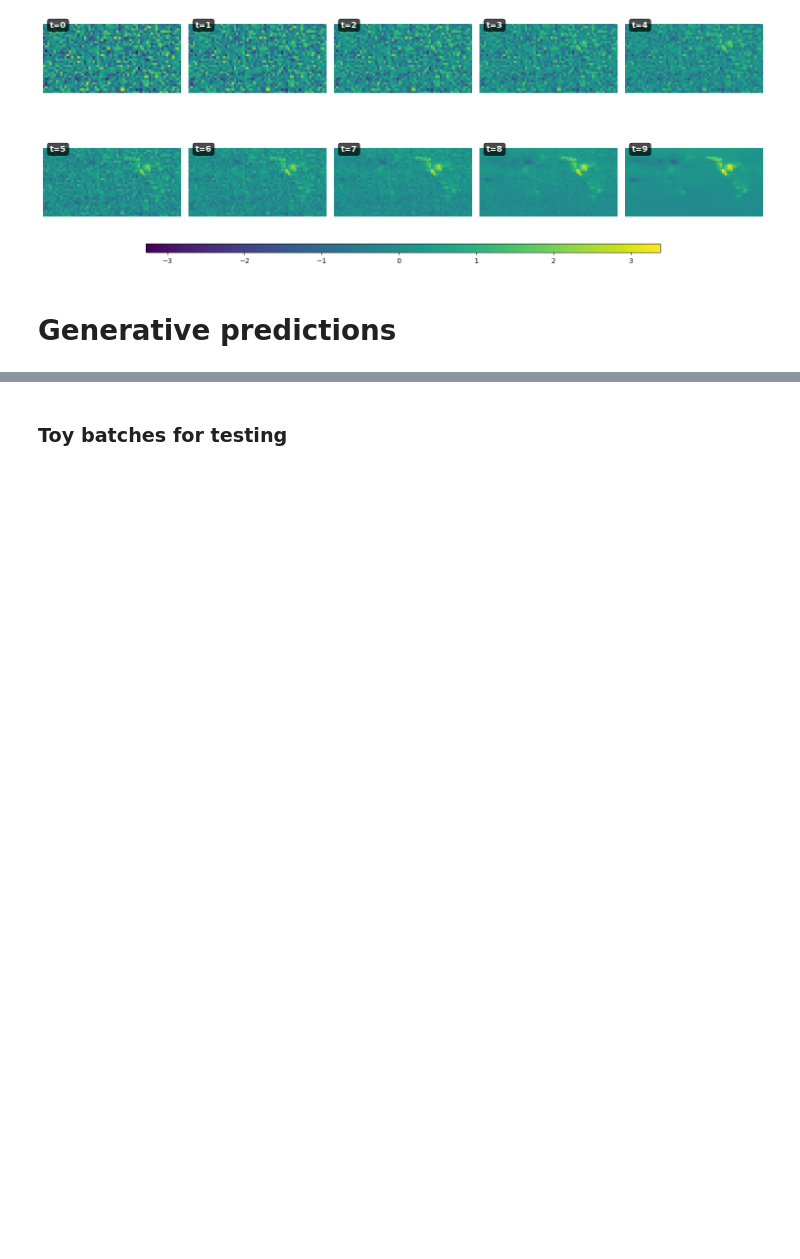
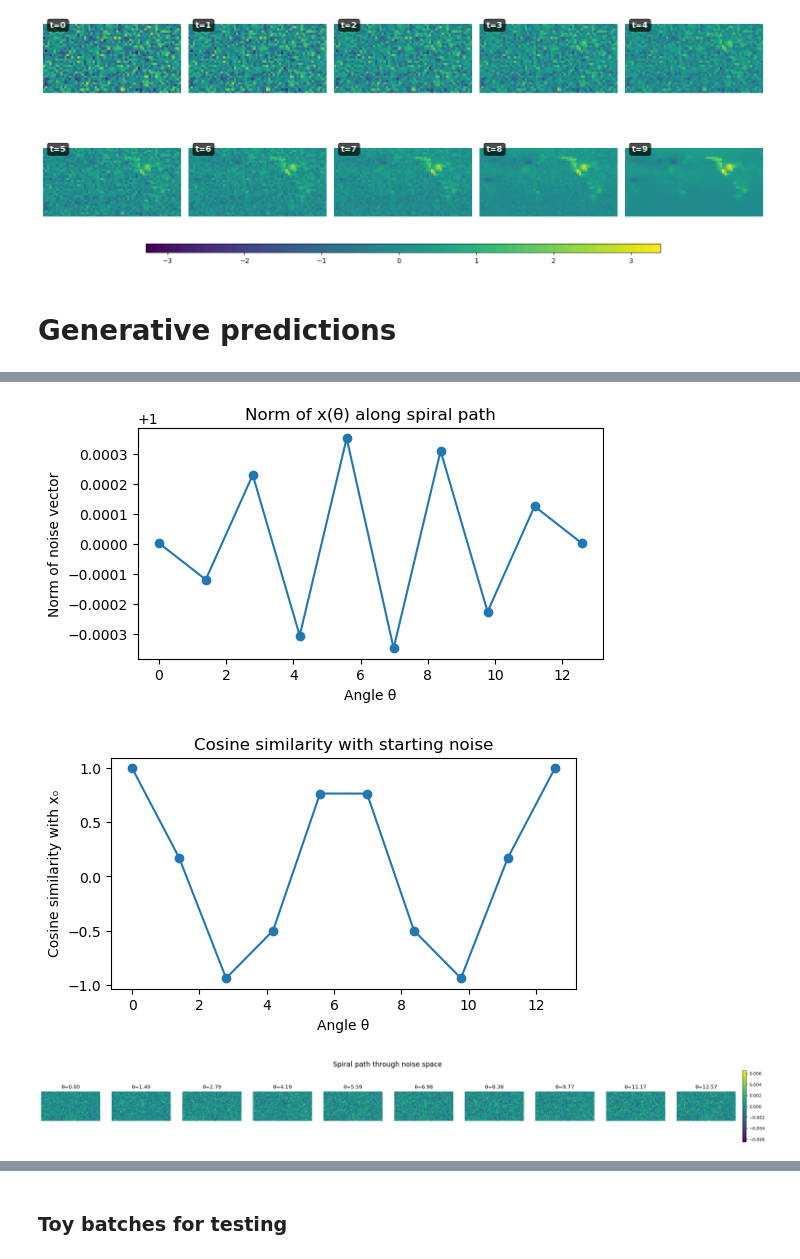
Before and after one commit to vitusbenson/neural_transport, a Jupyter notebook: neural_transport/flowmatching_dev/testScript.ipynb, the cells around one changed output, grey strips where cells are left out. Drawn from its saved outputs; the diff is of its cells as text; code cells hidden in the pictures; blank space fills up the shorter version.

```diff
--- a/neural_transport/flowmatching_dev/testScript.ipynb
+++ b/neural_transport/flowmatching_dev/testScript.ipynb
@@ -588,0 +699,41 @@ plt.show()
+# %%
+n_samples = 10
+
+spiral_noises = generate_noise(batch_val, n_samples=n_samples, noise="spiral_noise")
+# %%
+norms = torch.tensor([x.norm().item() for x in spiral_noises])
+cosine_sims = [torch.nn.functional.cosine_similarity(spiral_noises[0].flatten(), x.flatten(), dim=0).item()
+               for x in spiral_noises]
+
+fig, ax1 = plt.subplots(figsize=(6, 3))
+ax1.plot(angles.cpu(), norms, marker="o")
+ax1.set_ylabel("Norm of noise vector")
+ax1.set_xlabel("Angle θ")
+ax1.set_title("Norm of x(θ) along spiral path")
+plt.show()
+
+fig, ax2 = plt.subplots(figsize=(6, 3))
+ax2.plot(angles.cpu(), cosine_sims, marker="o")
+ax2.set_ylabel("Cosine similarity with x₀")
+ax2.set_xlabel("Angle θ")
+ax2.set_title("Cosine similarity with starting noise")
+plt.show()
+# %% [output]
+[figure, added]
+[figure, added]
+# %%
+fig, axes = plt.subplots(1, n_points, figsize=(3*n_points, 3))
+vmin = min([x.min() for x in spiral_noises]).item()
+vmax = max([x.max() for x in spiral_noises]).item()
+
+for i, x in enumerate(spiral_noises):
+    ax = axes[i]
+    im = ax.imshow(x[0, 0].cpu(), cmap="viridis", vmin=vmin, vmax=vmax)
+    ax.set_title(f"θ={angles[i]:.2f}")
+    ax.axis("off")
+
+fig.colorbar(im, ax=axes, fraction=0.02, pad=0.01)
+plt.suptitle("Spiral path through noise space", fontsize=16)
+plt.show()
+# %% [output]
+[figure, added]
```
Also changed, not shown: parts of 21 cells of this notebook, 3 other files.
